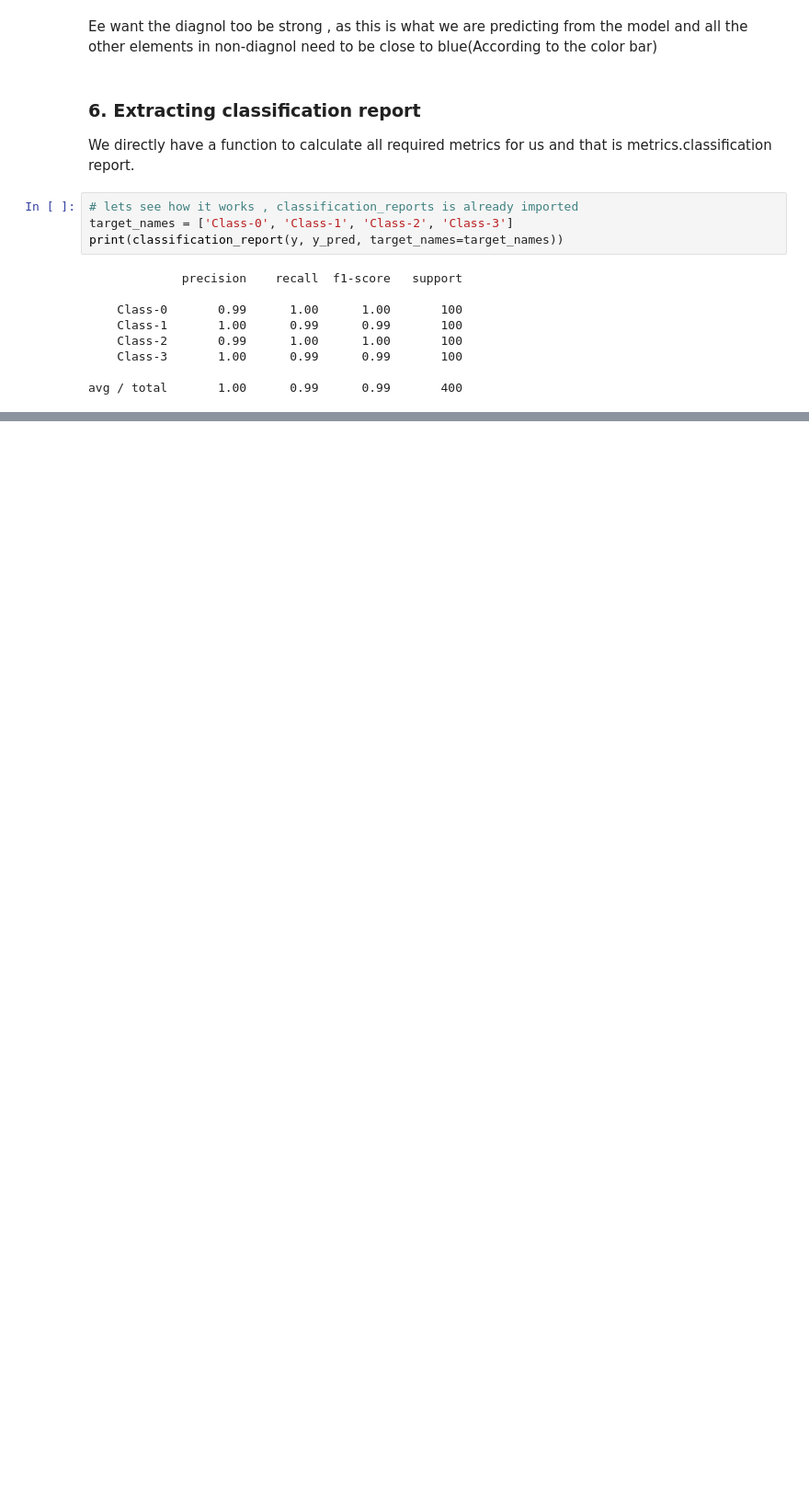
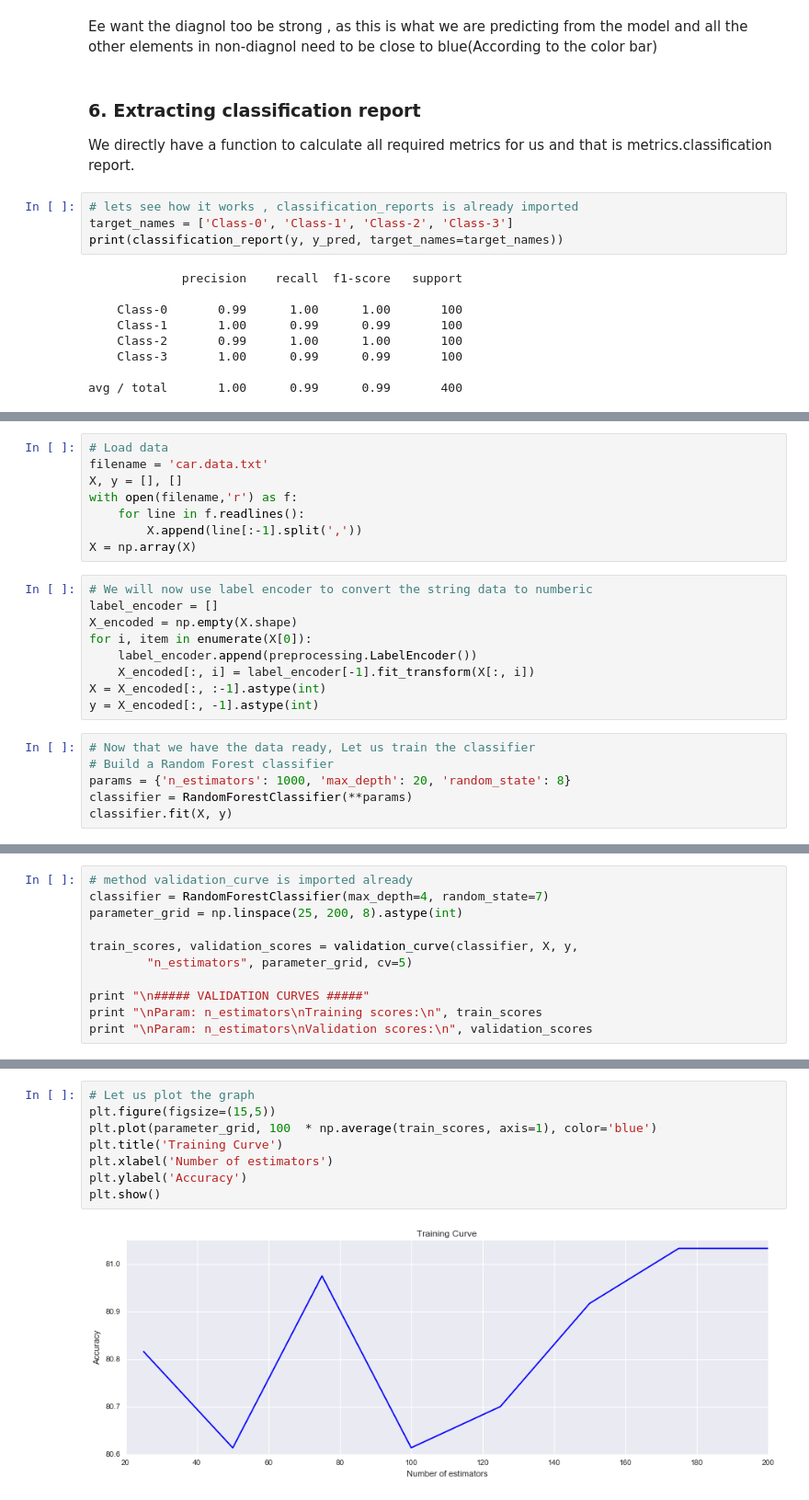
Before and after one commit to phanikiran99/PyML_Cookbook, a Jupyter notebook: Chapter02/Constructing a Classifier.ipynb, the cells around one changed output, grey strips where cells are left out. Shown at 92% size. Cells and saved outputs as stored; diff of their text form; blank space fills up the shorter version.

Commit message:
Completed Chapter02 Classifiers

```diff
--- a/Chapter02/Constructing a Classifier.ipynb
+++ b/Chapter02/Constructing a Classifier.ipynb
@@ -297,0 +307,23 @@ avg / total       1.00      0.99      0.99       400
+# %%
+# Load data
+filename = 'car.data.txt'
+X, y = [], []
+with open(filename,'r') as f:
+    for line in f.readlines():
+        X.append(line[:-1].split(','))
+X = np.array(X)
+# %%
+# We will now use label encoder to convert the string data to numberic
+label_encoder = []
+X_encoded = np.empty(X.shape)
+for i, item in enumerate(X[0]):
+    label_encoder.append(preprocessing.LabelEncoder())
+    X_encoded[:, i] = label_encoder[-1].fit_transform(X[:, i])
+X = X_encoded[:, :-1].astype(int)
+y = X_encoded[:, -1].astype(int)
+# %%
+# Now that we have the data ready, Let us train the classifier
+# Build a Random Forest classifier
+params = {'n_estimators': 1000, 'max_depth': 20, 'random_state': 8}
+classifier = RandomForestClassifier(**params)
+classifier.fit(X, y)
@@ -297,0 +364,11 @@ avg / total       1.00      0.99      0.99       400
+# %%
+# method validation_curve is imported already
+classifier = RandomForestClassifier(max_depth=4, random_state=7)
+parameter_grid = np.linspace(25, 200, 8).astype(int)
+
+train_scores, validation_scores = validation_curve(classifier, X, y,
+        "n_estimators", parameter_grid, cv=5)
+
+print "\n##### VALIDATION CURVES #####"
+print "\nParam: n_estimators\nTraining scores:\n", train_scores
+print "\nParam: n_estimators\nValidation scores:\n", validation_scores
@@ -297,0 +393,10 @@ avg / total       1.00      0.99      0.99       400
+# %%
+# Let us plot the graph
+plt.figure(figsize=(15,5))
+plt.plot(parameter_grid, 100  * np.average(train_scores, axis=1), color='blue')
+plt.title('Training Curve')
+plt.xlabel('Number of estimators')
+plt.ylabel('Accuracy')
+plt.show()
+# %% [output]
+[figure, added]
```
Also changed, not shown: parts of 26 cells of this notebook, 1 other file.
